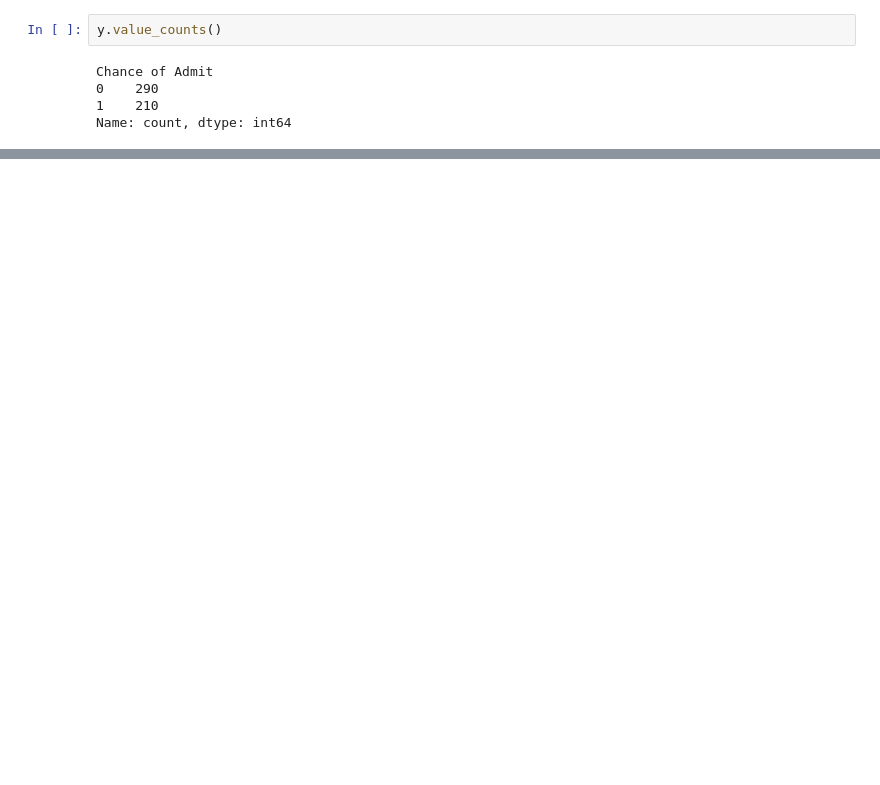
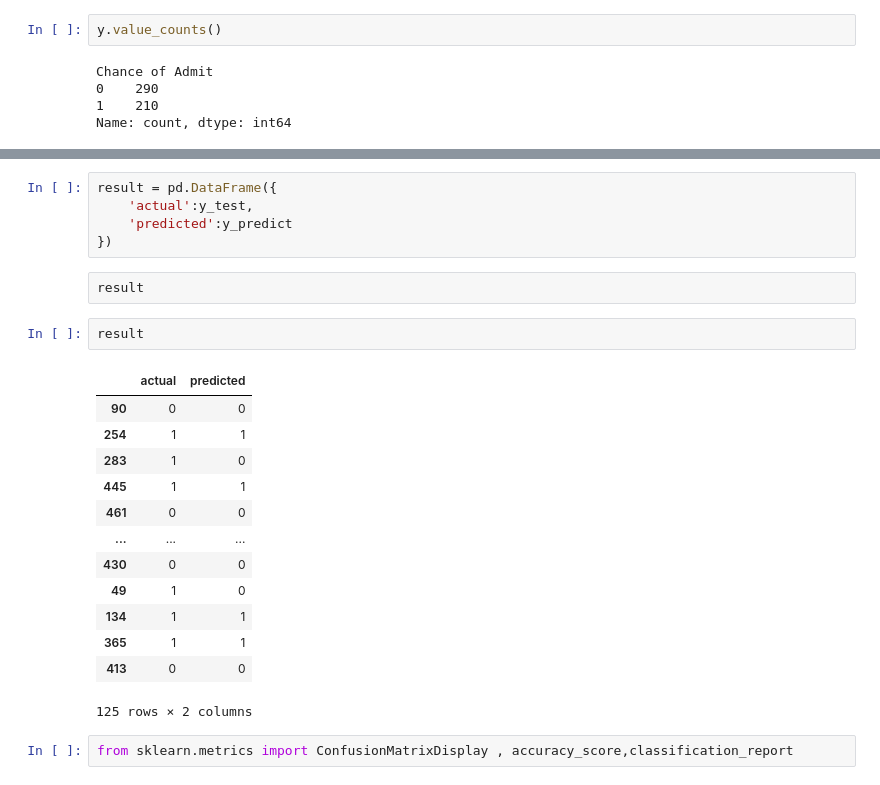
Before and after one commit to najanrohit045/machine-learning, a Jupyter notebook: python/practical3/practical3.ipynb, the cells around one changed output, grey strips where cells are left out. Cells and saved outputs as stored; diff of their text form; blank space fills up the shorter version.

```diff
--- a/python/practical3/practical3.ipynb
+++ b/python/practical3/practical3.ipynb
@@ -246,0 +95,25 @@ weighted avg       0.86      0.86      0.85       125
+# %%
+result = pd.DataFrame({
+    'actual':y_test,
+    'predicted':y_predict
+})
+# %% [raw]
+result
+# %%
+result
+# %% [output]
+|  | actual | predicted |
+| 90 | 0 | 0 |
+| 254 | 1 | 1 |
+| 283 | 1 | 0 |
+| 445 | 1 | 1 |
+| 461 | 0 | 0 |
+| ... | ... | ... |
+| 430 | 0 | 0 |
+| 49 | 1 | 0 |
+| 134 | 1 | 1 |
+| 365 | 1 | 1 |
+| 413 | 0 | 0 |
+125 rows × 2 columns
+# %%
+from sklearn.metrics import ConfusionMatrixDisplay , accuracy_score,classification_report
```
Also changed, not shown: parts of 46 cells of this notebook, 7 other files.
